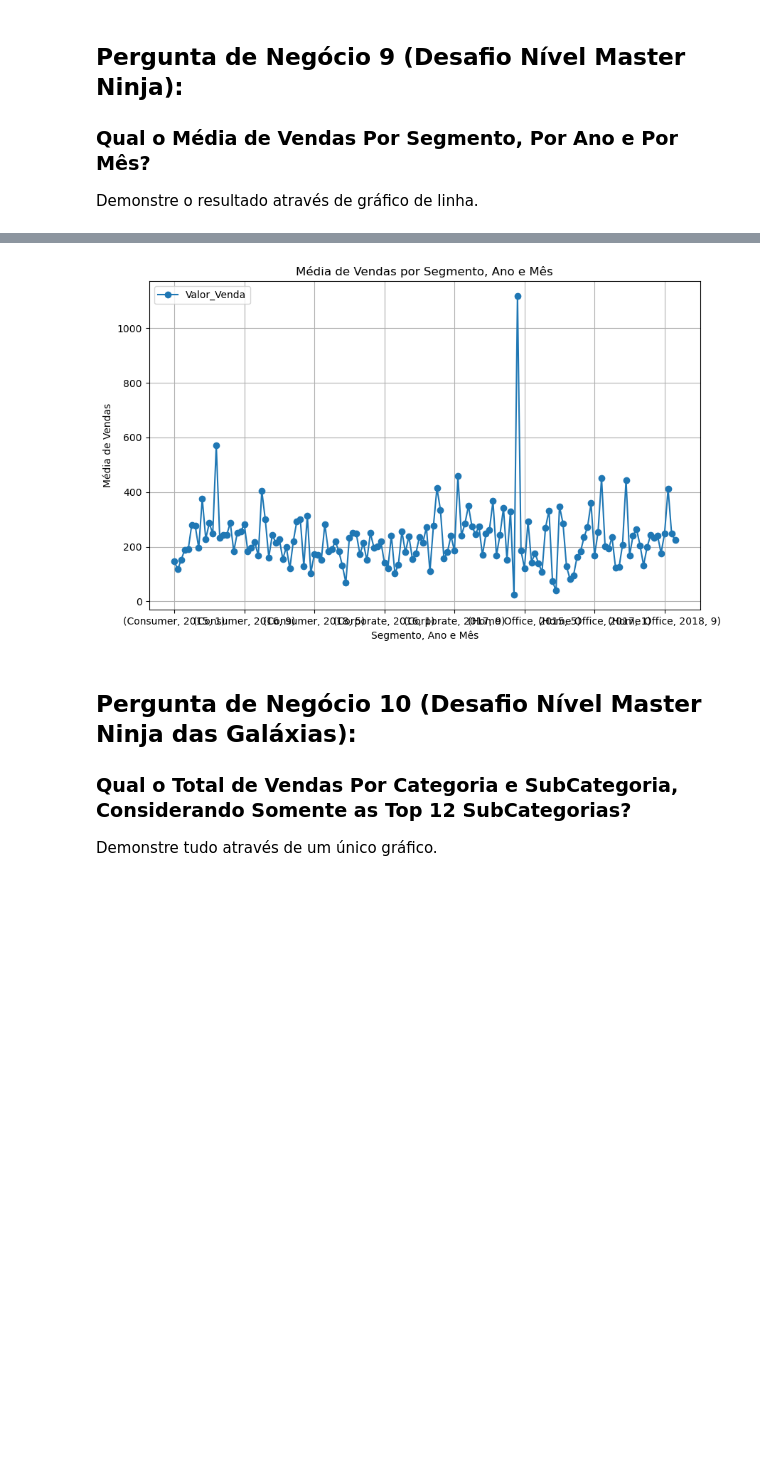
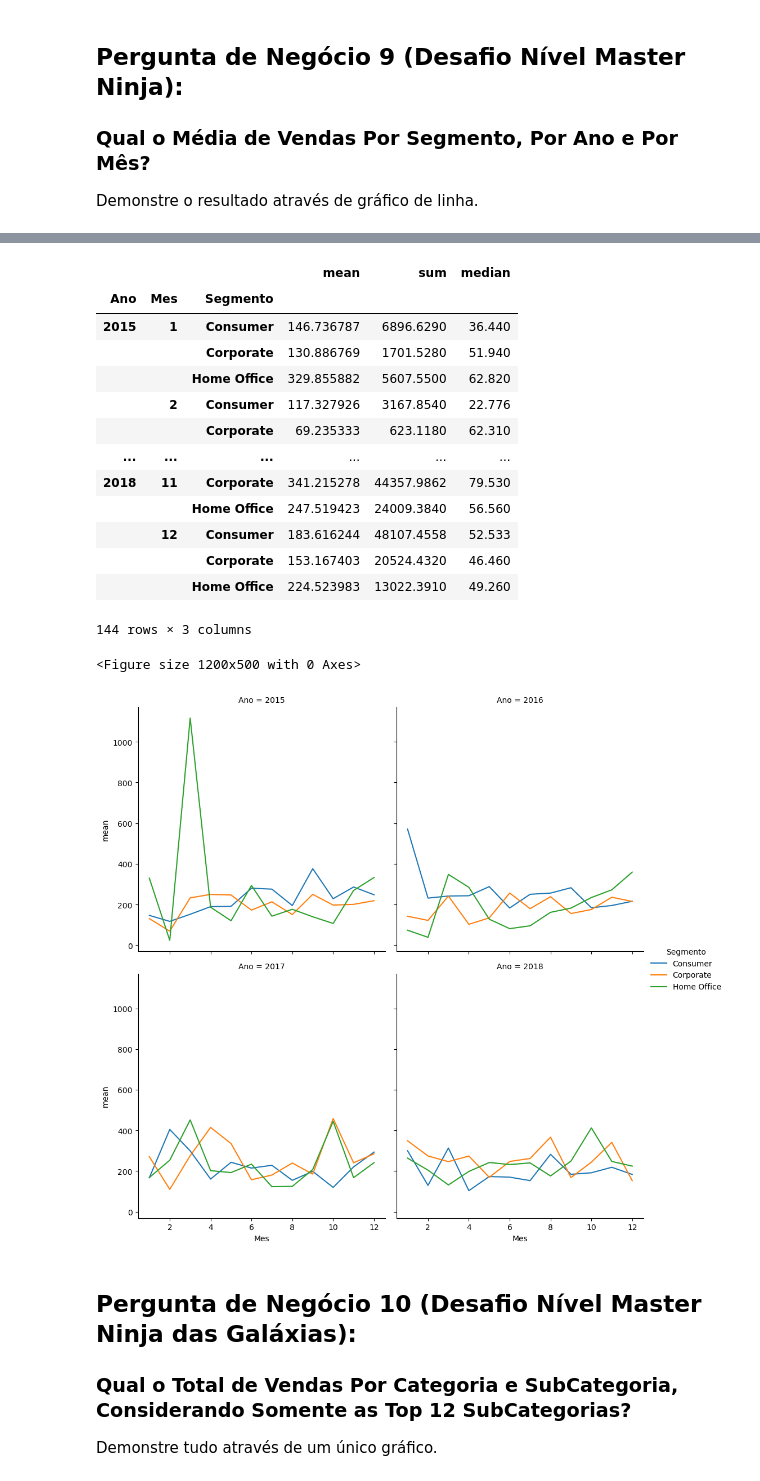
Before and after one commit to angelica-ti/data-science-projects, a Jupyter notebook: Análise_Área_de_Varejo.ipynb, the cells around one changed output, grey strips where cells are left out. Drawn from its saved outputs; the diff is of its cells as text; code cells hidden in the pictures; blank space fills up the shorter version.

Commit message:
Answaer for the Master Level Question

```diff
--- a/Análise_Área_de_Varejo.ipynb
+++ b/Análise_Área_de_Varejo.ipynb
@@ -264,18 +264,43 @@ df_dsa.head()
 | 4 | US-2016-108966 | 2016-10-11 | SO-20335 | Consumer | United States | Fort Lauderdale | Florida | OFF-ST-10000760 | Office Supplies | ... |
 # %%
 import seaborn as sns
+import numpy as np
 
-df_dsa4 = df_dsa.groupby(['Segmento', 'Ano', 'Mes'])['Valor_Venda'].mean()
-df_dsa4.plot(kind='line', marker='o', figsize=(10, 6))
-plt.title('Média de Vendas por Segmento, Ano e Mês')
-plt.xlabel('Segmento, Ano e Mês')
-plt.ylabel('Média de Vendas')
-plt.grid(True)
-plt.legend(loc='upper left')
-plt.show()
-# sns.lineplot(data=df_dsa4, x=['Ano', 'Mes'], y='Valor_Venda', hue='Segmento')
+df_dsa4 = df_dsa.groupby(['Ano', 'Mes', 'Segmento'])['Valor_Venda'].agg([np.mean, np.sum, np.median])
+
+df_dsa4
 # %% [output]
-[figure, removed]
+|  |  |  | mean | sum | median |
+| Ano | Mes | Segmento |  |  |  |
+| 2015 | 1 | Consumer | 146.736787 | 6896.6290 | 36.440 |
+|  |  | Corporate | 130.886769 | 1701.5280 | 51.940 |
+|  |  | Home Office | 329.855882 | 5607.5500 | 62.820 |
+|  | 2 | Consumer | 117.327926 | 3167.8540 | 22.776 |
+|  |  | Corporate | 69.235333 | 623.1180 | 62.310 |
+| ... | ... | ... | ... | ... | ... |
+| 2018 | 11 | Corporate | 341.215278 | 44357.9862 | 79.530 |
+|  |  | Home Office | 247.519423 | 24009.3840 | 56.560 |
+|  | 12 | Consumer | 183.616244 | 48107.4558 | 52.533 |
+|  |  | Corporate | 153.167403 | 20524.4320 | 46.460 |
+|  |  | Home Office | 224.523983 | 13022.3910 | 49.260 |
+144 rows × 3 columns
+# %%
+years = df_dsa4.index.get_level_values(0)
+months = df_dsa4.index.get_level_values(1)
+segments = df_dsa4.index.get_level_values(2)
+# %%
+plt.figure(figsize=(12,5))
+sns.relplot(data=df_dsa4,
+            kind='line',
+            x=months,
+            y='mean',
+            hue=segments,
+            col=years,
+            col_wrap=2)
+plt.show()
+# %% [output]
+<Figure size 1200x500 with 0 Axes>
+[figure, added]
 # %% [markdown]
 ## Pergunta de Negócio 10 (Desafio Nível Master Ninja das Galáxias):
 
```
